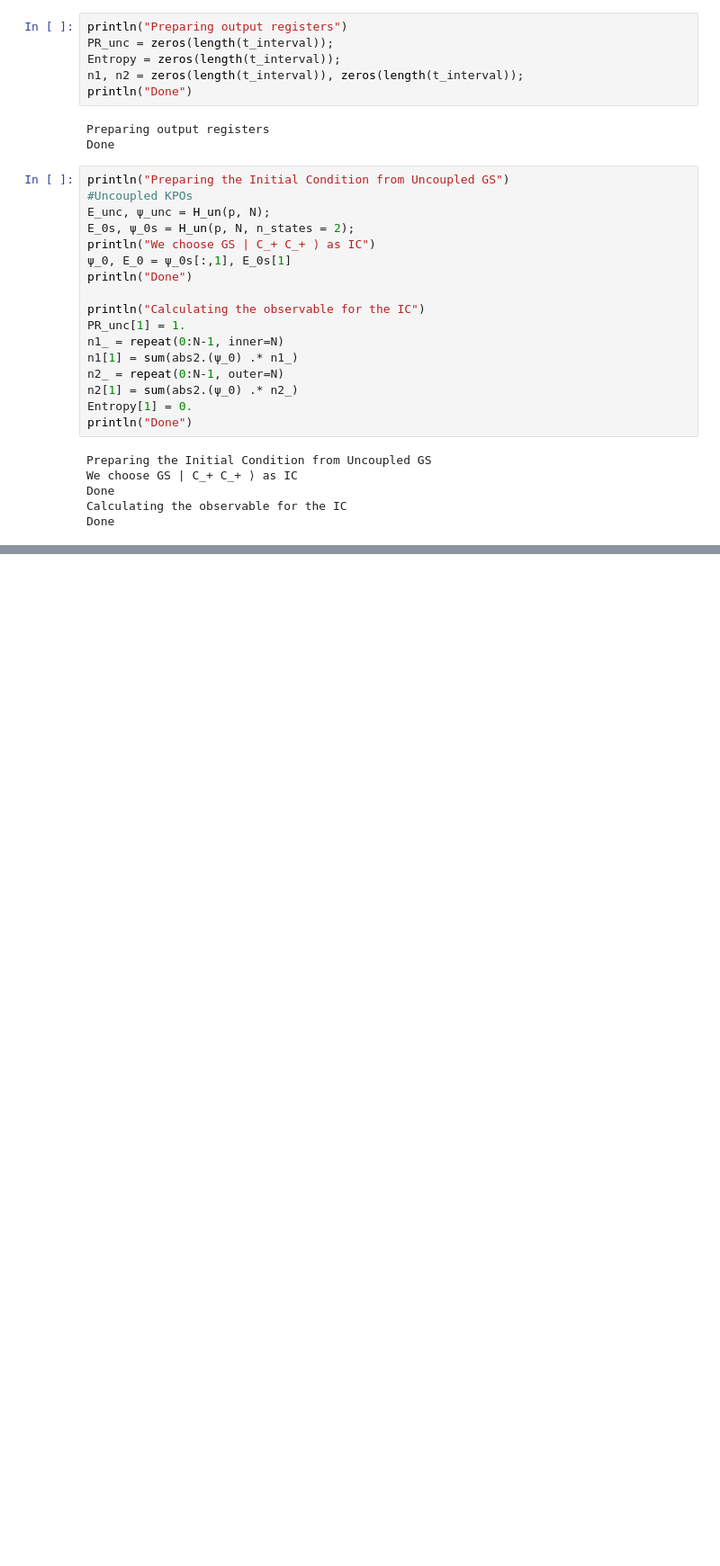
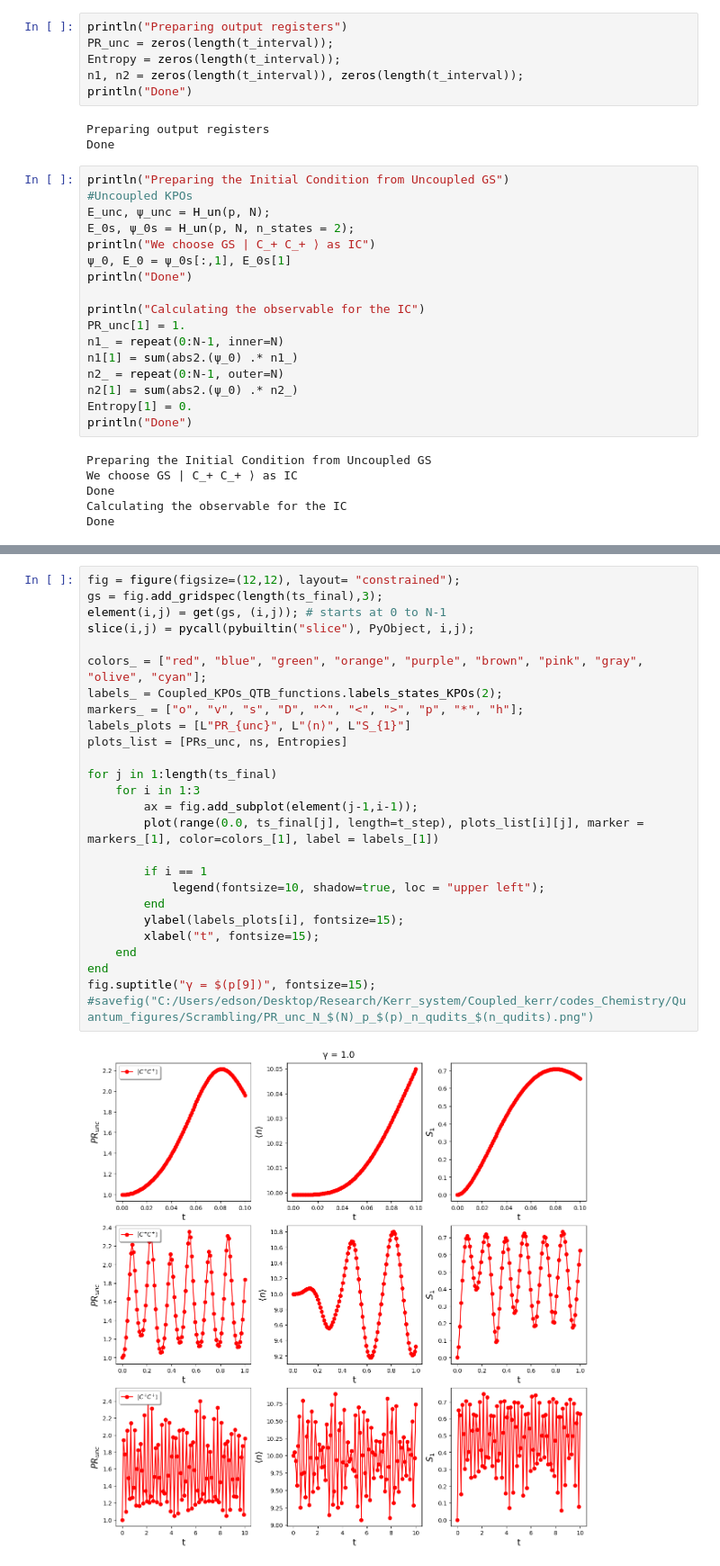
Before and after one commit to edsonsignor/Coupled_KPOs, a Jupyter notebook: notebooks/Dynamics_Closed_KPO.ipynb, the cells around one changed output, grey strips where cells are left out. Shown at 90% size. Cells and saved outputs as stored; diff of their text form; blank space fills up the shorter version.

Commit message:
Reviewing dynamics and open system

```diff
--- a/notebooks/Dynamics_Closed_KPO.ipynb
+++ b/notebooks/Dynamics_Closed_KPO.ipynb
@@ -164,0 +253,28 @@ end
+# %%
+fig = figure(figsize=(12,12), layout= "constrained");
+gs = fig.add_gridspec(length(ts_final),3);
+element(i,j) = get(gs, (i,j)); # starts at 0 to N-1
+slice(i,j) = pycall(pybuiltin("slice"), PyObject, i,j);
+
+colors_ = ["red", "blue", "green", "orange", "purple", "brown", "pink", "gray", "olive", "cyan"];
+labels_ = Coupled_KPOs_QTB_functions.labels_states_KPOs(2);
+markers_ = ["o", "v", "s", "D", "^", "<", ">", "p", "*", "h"];
+labels_plots = [L"PR_{unc}", L"⟨n⟩", L"S_{1}"]
+plots_list = [PRs_unc, ns, Entropies]
+
+for j in 1:length(ts_final)
+    for i in 1:3
+        ax = fig.add_subplot(element(j-1,i-1));
+        plot(range(0.0, ts_final[j], length=t_step), plots_list[i][j], marker = markers_[1], color=colors_[1], label = labels_[1])
+
+        if i == 1
+            legend(fontsize=10, shadow=true, loc = "upper left");
+        end
+        ylabel(labels_plots[i], fontsize=15);
+        xlabel("t", fontsize=15);
+    end
+end
+fig.suptitle("γ = $(p[9])", fontsize=15);
+#savefig("C:/Users/edson/Desktop/Research/Kerr_system/Coupled_kerr/codes_Chemistry/Quantum_figures/Scrambling/PR_unc_N_$(N)_p_$(p)_n_qudits_$(n_qudits).png")
+# %% [output]
+[figure, added]
```
Also changed, not shown: parts of 14 cells of this notebook, 8 other files.
